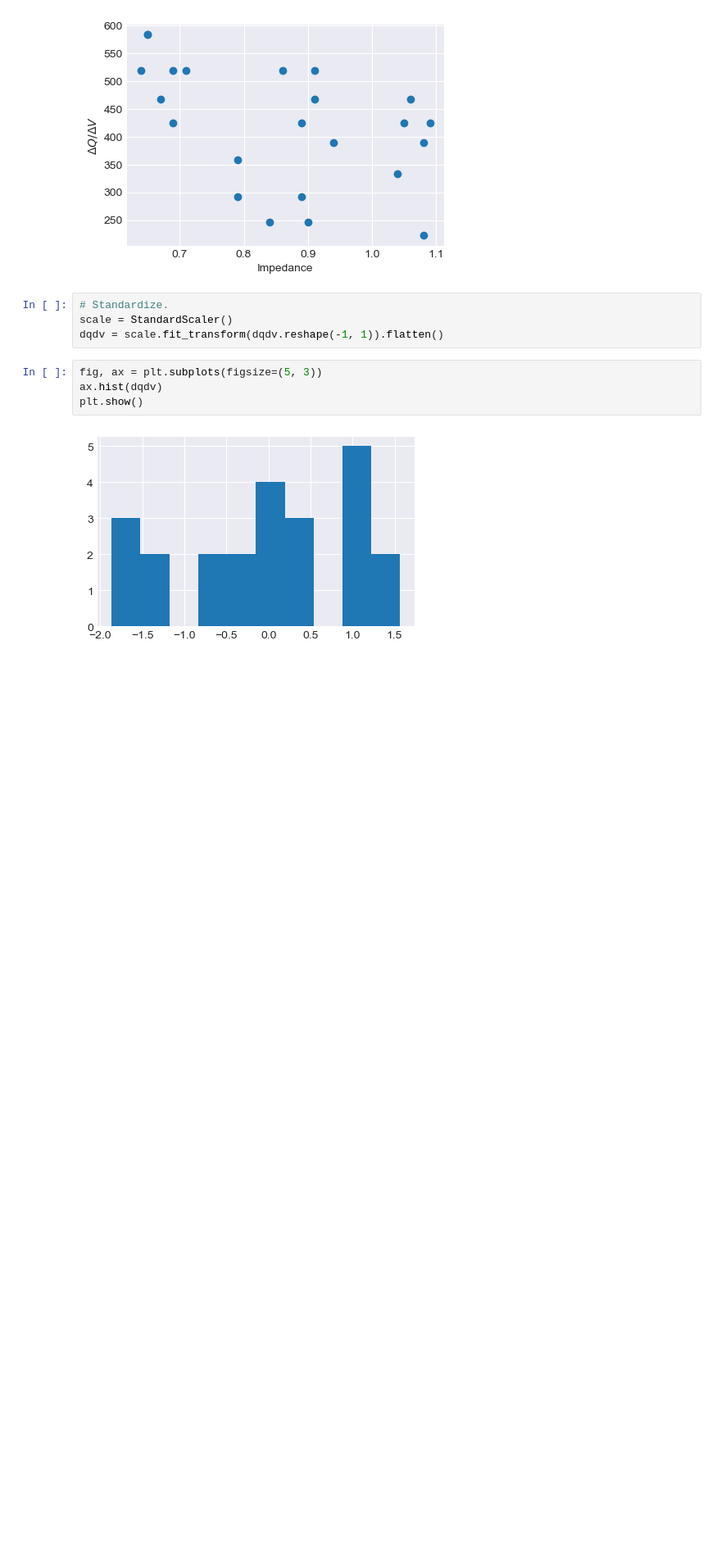
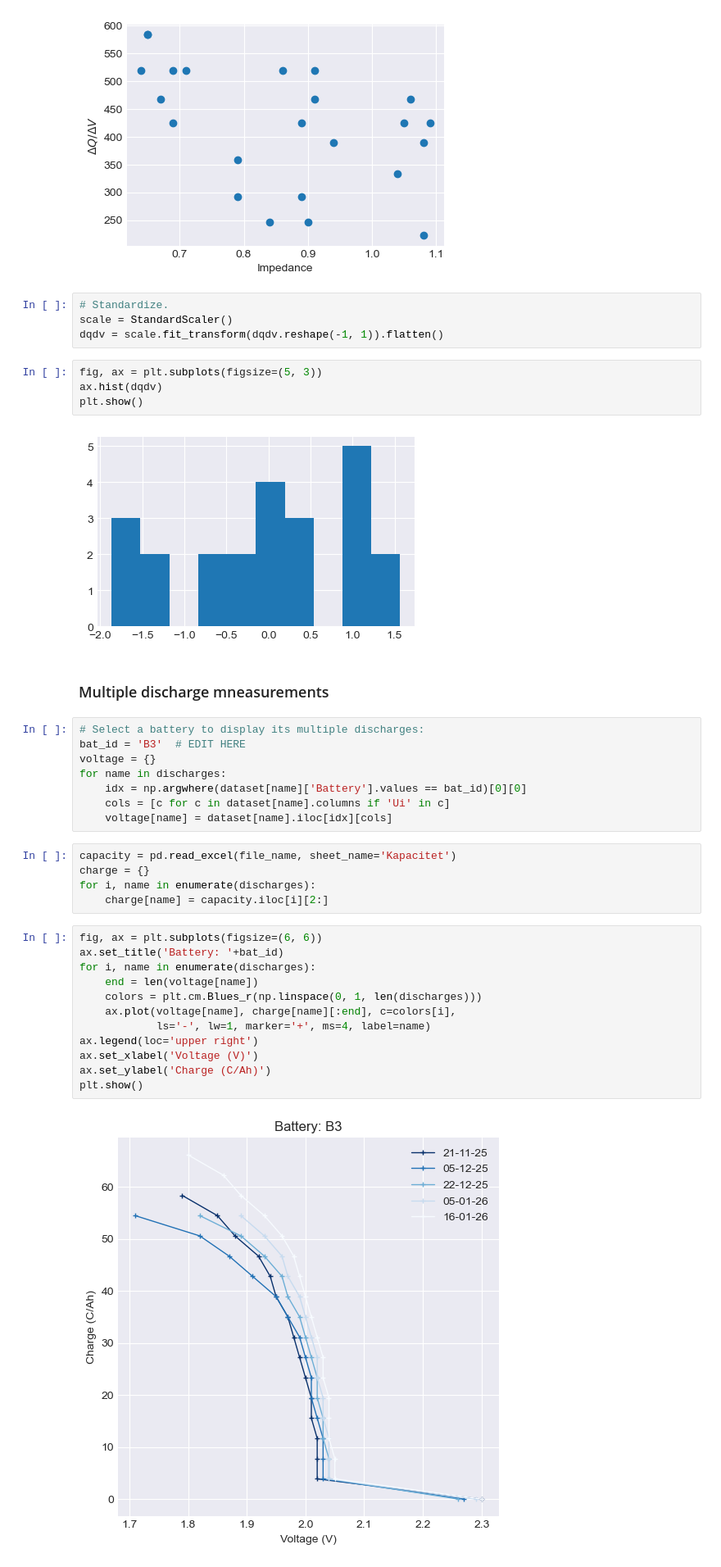
Before and after one commit to sarajcev/bayes_battery, a Jupyter notebook: bayes_analysis.ipynb, the cells around one changed output. Shown at 82% size. Cells and saved outputs as stored; diff of their text form; blank space fills up the shorter version.

Commit message:
Add multiple discharges.
Display Q(V) curves from multiple discharge measurements.

```diff
--- a/bayes_analysis.ipynb
+++ b/bayes_analysis.ipynb
@@ -392,3 +392,32 @@ ax.hist(dqdv)
 plt.show()
 # %% [output]
 [figure]
+# %% [markdown]
+### Multiple discharge mneasurements
+# %%
+# Select a battery to display its multiple discharges:
+bat_id = 'B3'  # EDIT HERE
+voltage = {}
+for name in discharges:
+    idx = np.argwhere(dataset[name]['Battery'].values == bat_id)[0][0]
+    cols = [c for c in dataset[name].columns if 'Ui' in c]
+    voltage[name] = dataset[name].iloc[idx][cols]
+# %%
+capacity = pd.read_excel(file_name, sheet_name='Kapacitet')
+charge = {}
+for i, name in enumerate(discharges):
+    charge[name] = capacity.iloc[i][2:]
+# %%
+fig, ax = plt.subplots(figsize=(6, 6))
+ax.set_title('Battery: '+bat_id)
+for i, name in enumerate(discharges):
+    end = len(voltage[name])
+    colors = plt.cm.Blues_r(np.linspace(0, 1, len(discharges)))
+    ax.plot(voltage[name], charge[name][:end], c=colors[i],
+            ls='-', lw=1, marker='+', ms=4, label=name)
+ax.legend(loc='upper right')
+ax.set_xlabel('Voltage (V)')
+ax.set_ylabel('Charge (C/Ah)')
+plt.show()
+# %% [output]
+[figure, added]
```
